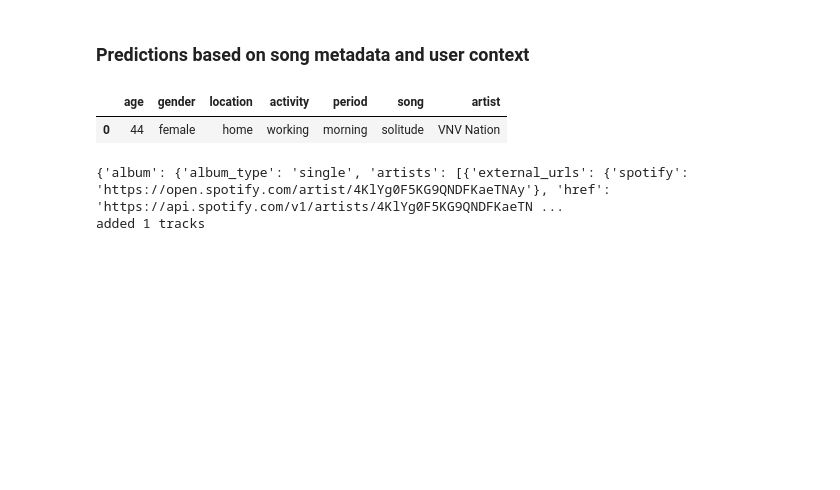
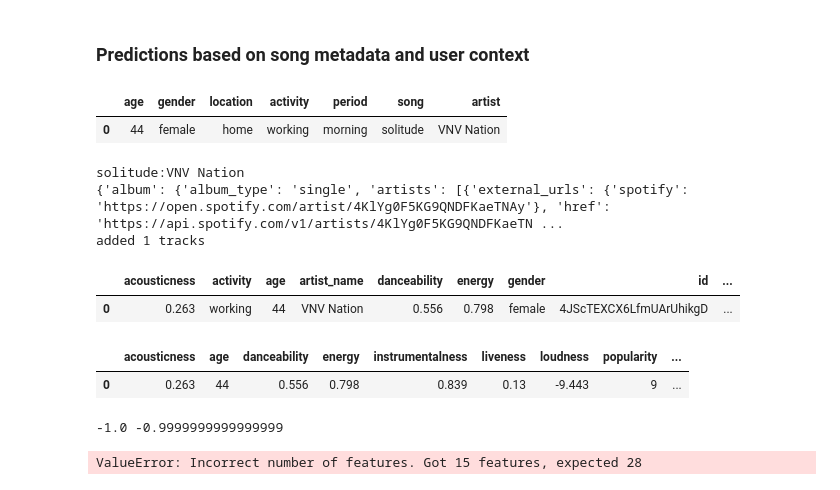
Before and after one commit to epistimi4/emotion_based_music_recomendation, a Jupyter notebook: correlations/Clustering with t-Stochastic Neighboring Embeddings for Music.ipynb, the cells around one changed output. Drawn from its saved outputs; the diff is of its cells as text; code cells hidden in the pictures; blank space fills up the shorter version.

```diff
--- a/correlations/Clustering with t-Stochastic Neighboring Embeddings for Music.ipynb
+++ b/correlations/Clustering with t-Stochastic Neighboring Embeddings for Music.ipynb
@@ -419,6 +440,7 @@ songs_found = []
 
 for i,row in pred_list.iterrows():  #chosen track
     song = row['song']+':'+row['artist']
+    print(song)
     result = sp.search(song) #search query
     song_info = ['', row['age'], row['gender'], '', row['location'], row['activity'], row['period']]
     if len(result['tracks']['items'])>0:
@@ -432,6 +454,7 @@ for i,row in pred_list.iterrows():  #chosen track
 print('added {0} tracks'.format(len(songs_found)))
 pred_output = pd.io.json.json_normalize(songs_found)
 # %% [output]
+solitude:VNV Nation
 {'album': {'album_type': 'single', 'artists': [{'external_urls': {'spotify': 'https://open.spotify.com/artist/4KlYg0F5KG9QNDFKaeTNAy'}, 'href': 'https://api.spotify.com/v1/artists/4KlYg0F5KG9QNDFKaeTN ...
 added 1 tracks
 # %%
@@ -439,0 +463,22 @@ df.to_excel('athina_playlist_predictions.xlsx')
+# %%
+pred_output = pd.read_excel('athina_playlist_predictions.xlsx')
+pred_output.head()
+# %% [output]
+|  | acousticness | activity | age | artist_name | danceability | energy | gender | id | ... |
+| 0 | 0.263 | working | 44 | VNV Nation | 0.556 | 0.798 | female | 4JScTEXCX6LfmUArUhikgD | ... |
+# %%
+pred_output = encode_features(pred_output, 'location', 'activity', 'gender', 'period')
+pred_output.head()
+# %% [output]
+|  | acousticness | age | danceability | energy | instrumentalness | liveness | loudness | popularity | ... |
+| 0 | 0.263 | 44 | 0.556 | 0.798 | 0.839 | 0.13 | -9.443 | 9 | ... |
+# %%
+scaler = MinMaxScaler(feature_range=(-1,1)).fit(pred_output)
+d_scaled = scaler.transform(pred_output)
+print(d_scaled.min(), d_scaled.max())
+# %% [output]
+-1.0 -0.9999999999999999
+# %%
+kmeans.predict(d_scaled)
+# %% [output]
+ValueError: Incorrect number of features. Got 15 features, expected 28
```
Also changed, not shown: parts of 22 cells of this notebook.
